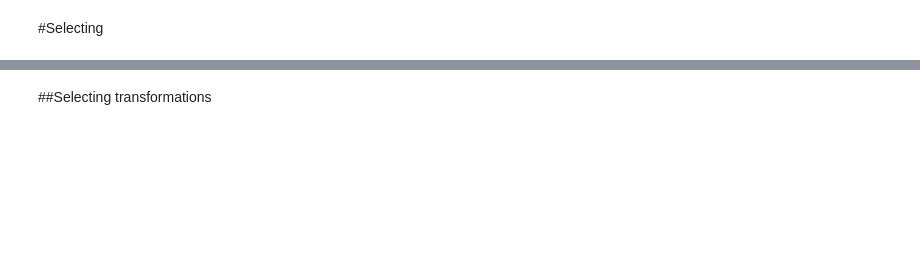
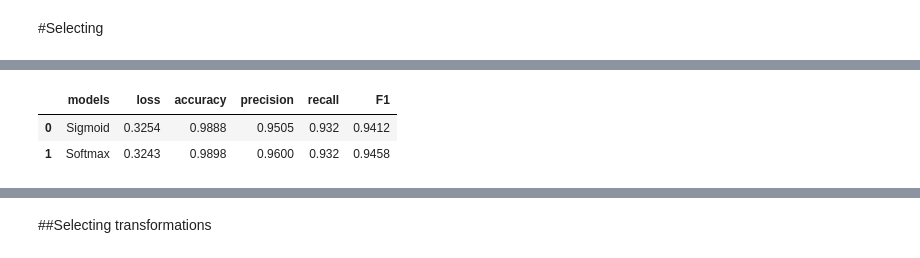
Before and after one commit to aziegert/Cataract_Classification_CV, a Jupyter notebook: Cataract_Classification_CV.ipynb, the cells around one changed output, grey strips where cells are left out. Saved outputs shown, nothing was run; the diff lists cells and outputs as text; code cells hidden in the pictures; blank space fills up the shorter version.

```diff
--- a/Cataract_Classification_CV.ipynb
+++ b/Cataract_Classification_CV.ipynb
@@ -568,0 +611,26 @@ plot_learning(train_history)
+# %%
+model_si, optimizer_si = prepare_model_2('efficientnet_b0', nn.Sigmoid())
+model_sf, optimizer_sf = prepare_model_2('efficientnet_b0', nn.Softmax(dim=1))
+# %%
+class_functions = {'Sigmoid': [model_si, optimizer_si], 'Softmax': [model_sf, optimizer_sf]}
+# %%
+i = 0
+class_scores = pd.DataFrame({'models': class_functions.keys(),
+                             'loss': np.zeros(len(class_functions)),
+                             'accuracy': np.zeros(len(class_functions)),
+                             'precision': np.zeros(len(class_functions)),
+                             'recall': np.zeros(len(class_functions)),
+                             'F1': np.zeros(len(class_functions))})
+
+for key, option in class_functions.items():
+  print(key)
+  model = option[0]
+  optimizer = option[1]
+  scheduler = StepLR(optimizer, step_size=10, gamma=1)
+  trained_model, metrics, history = train_model(dataloaders, model, criterion, optimizer, scheduler, num_epochs=10)
+  print()
+
+  for j in list(range(1,6)):
+    class_scores.iloc[i,j] = metrics.iloc[j-1,1]
+
+  i+=1
@@ -568,0 +655,7 @@ plot_learning(train_history)
+# %%
+#Scores for validation set
+class_scores
+# %% [output]
+|  | models | loss | accuracy | precision | recall | F1 |
+| 0 | Sigmoid | 0.3254 | 0.9888 | 0.9505 | 0.932 | 0.9412 |
+| 1 | Softmax | 0.3243 | 0.9898 | 0.9600 | 0.932 | 0.9458 |
```
Also changed, not shown: parts of 48 cells of this notebook.
